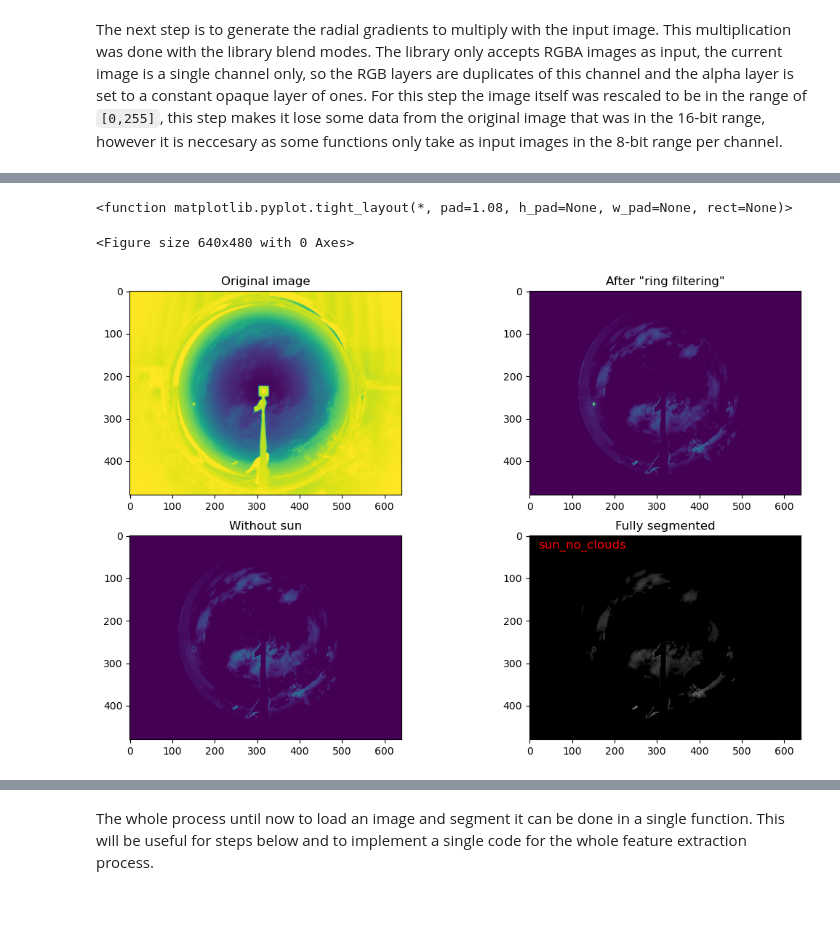
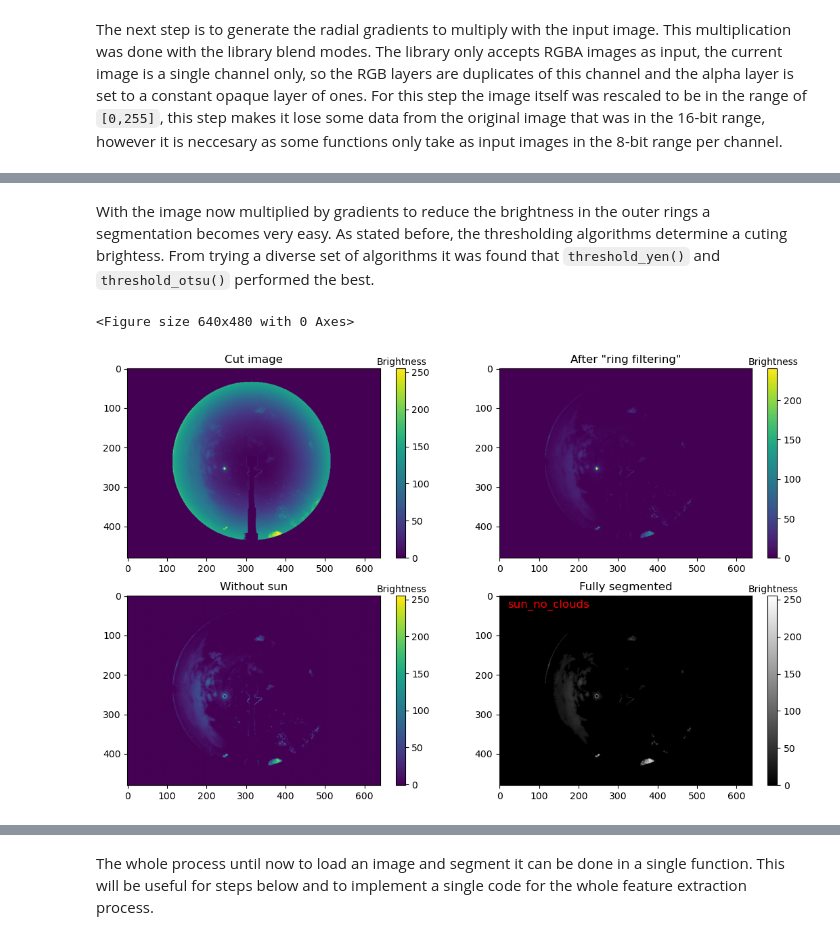
Before and after one commit to rodhervan/SkyImFeatures, a Jupyter notebook: Final_document.ipynb, the cells around one changed output, grey strips where cells are left out. Saved outputs shown, nothing was run; the diff lists cells and outputs as text; code cells hidden in the pictures; blank space fills up the shorter version.

```diff
--- a/Final_document.ipynb
+++ b/Final_document.ipynb
@@ -841,8 +981,10 @@ first_grad = multiply_with_gradient(rgba_image, rgba_grad_1, 0.5)
+# %% [markdown]
+With the image now multiplied by gradients to reduce the brightness in the outer rings a segmentation becomes very easy. As stated before, the thresholding algorithms determine a cuting brightess. From trying a diverse set of algorithms it was found that `threshold_yen()` and `threshold_otsu()` performed the best.
 # %%
 from skimage.filters import threshold_yen, gaussian
 
 gauss = gaussian(first_grad[:,:,0], sigma=0.5)
-no_sun_image = ((gauss - np.min(gauss)) / (np.max(gauss) - np.min(gauss)) * 2**16-1)*mask_circ
+no_sun_image = ((gauss - np.min(gauss)) / (np.max(gauss) - np.min(gauss)) * 2**8-1)*mask_circ
 
 thresh  = threshold_otsu(no_sun_image)
 binary = no_sun_image > thresh
@@ -854,39 +996,42 @@ big_clouds = rgba_image[:, :, 0] * big_mask * mask_circ * ~sun_mask
 def TwoDToRGB(img):
     background_img = np.array(img)
     # Rescale the pixel values to the range [0, 255]
     scaled_img = ((background_img - np.min(background_img)) / (np.max(background_img) - np.min(background_img)) * 255).astype(np.uint8)
     # Create an RGB image with the rescaled content
     rgb_image = np.zeros((background_img.shape[0], background_img.shape[1], 3), dtype=np.uint8)
     # Copy the rescaled values to all three channels (RGB)
     rgb_image[:, :, :] = scaled_img[:, :, np.newaxis]
     # Now 'rgb_image' is an RGB image with dimensions (height, width, 3)
     return rgb_image
 
 # For ease of use the single channel image gets converted to RGB (similar to the RGBA process)
 output_img = TwoDToRGB(big_clouds)
 plt.clf()
 plt.figure(figsize=(13,8))
 plt.subplot(2,2,1)
-plt.imshow(image)
-plt.title('Original image')
+plt.imshow(only_circle)
+plt.title('Cut image')
+plt.colorbar(fraction=0.0345).set_label('Brightness', labelpad=-30, y=1.06, rotation=0)
 
 plt.subplot(2,2,2)
 plt.imshow(reconstructed_image)
 plt.title('After "ring filtering"')
+plt.colorbar(fraction=0.0345).set_label('Brightness', labelpad=-30, y=1.06, rotation=0)
 
 plt.subplot(2,2,3)
 plt.imshow(no_sun_image)
 plt.title('Without sun')
+plt.colorbar(fraction=0.0345).set_label('Brightness', labelpad=-30, y=1.06, rotation=0)
 
 plt.subplot(2,2,4)
-plt.imshow(output_img)
+plt.imshow(output_img, cmap='gray')
 plt.title('Fully segmented')
 plt.text(20, 30, flag, fontsize=12, color='red')
 plt.tight_layout
+plt.colorbar(fraction=0.0345).set_label('Brightness', labelpad=-30, y=1.06, rotation=0)
 # %% [output]
-<function matplotlib.pyplot.tight_layout(*, pad=1.08, h_pad=None, w_pad=None, rect=None)>
+<Figure size 640x480 with 0 Axes>
-<Figure size 640x480 with 0 Axes>
-[figure, old version]
+[figure, new version]
 # %%
 from skimage.measure import label, regionprops
 clouds = rgba_image[:,:,0]*binary
```
Also changed, not shown: parts of 40 cells of this notebook, 5 other files.
